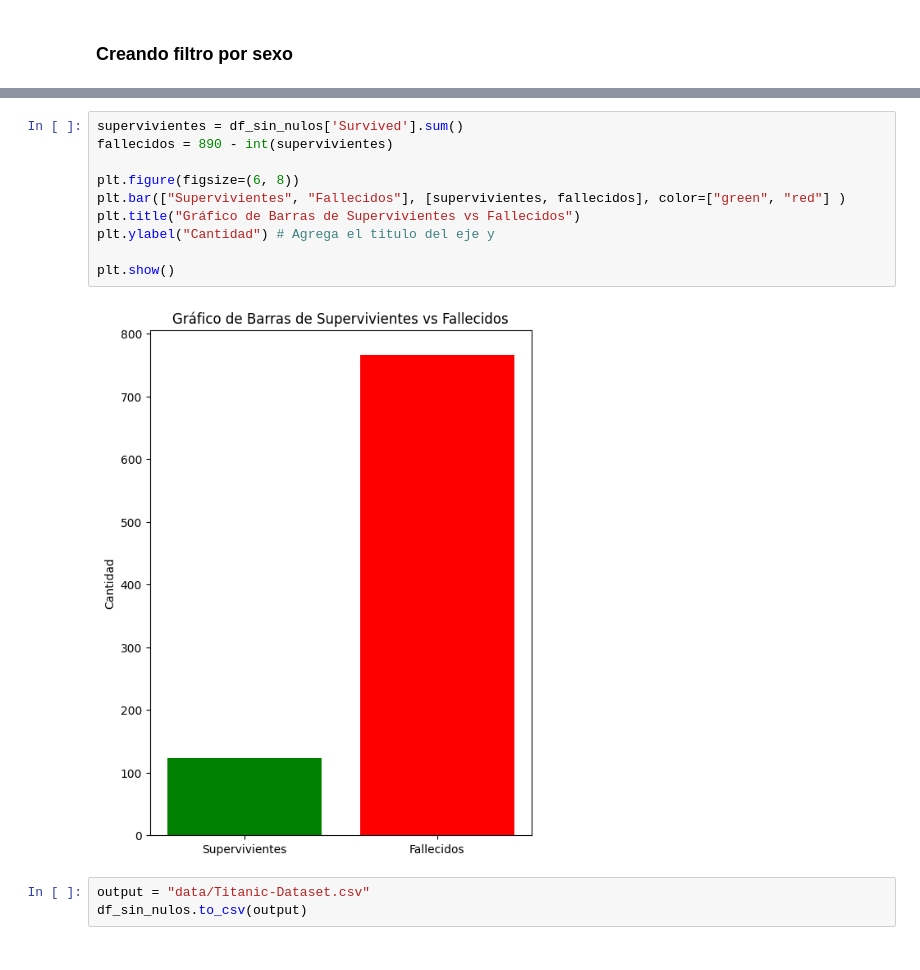
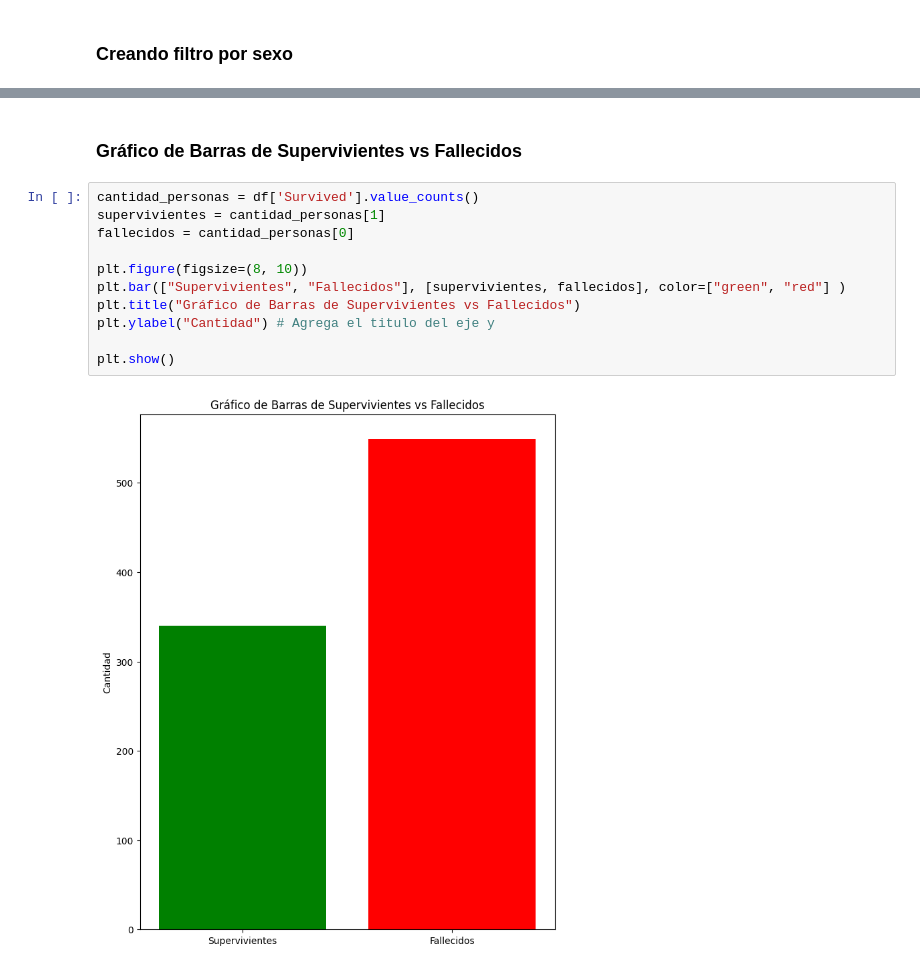
Before and after one commit to JoaquinMacias-676/repositorio-python, a Jupyter notebook: Jupyter-2025/reto_en_clase_4_itanic.ipynb, the cells around one changed output, grey strips where cells are left out. Cells and saved outputs as stored; diff of their text form.

Commit message:
Modificando gráfico de barras y creando gráfico de pastel

```diff
--- a/Jupyter-2025/reto_en_clase_4_itanic.ipynb
+++ b/Jupyter-2025/reto_en_clase_4_itanic.ipynb
@@ -197,15 +205,15 @@ sexo_female.head()
+# %% [markdown]
+### **Gráfico de Barras de Supervivientes vs Fallecidos**
 # %%
-supervivientes = df_sin_nulos['Survived'].sum()
-fallecidos = 890 - int(supervivientes)
+cantidad_personas = df['Survived'].value_counts()
+supervivientes = cantidad_personas[1]
+fallecidos = cantidad_personas[0]
 
-plt.figure(figsize=(6, 8))
+plt.figure(figsize=(8, 10))
 plt.bar(["Supervivientes", "Fallecidos"], [supervivientes, fallecidos], color=["green", "red"] )
 plt.title("Gráfico de Barras de Supervivientes vs Fallecidos")
 plt.ylabel("Cantidad") # Agrega el titulo del eje y
 
 plt.show()
 # %% [output]
-[figure, old version]
+[figure, new version]
-# %%
-output = "data/Titanic-Dataset.csv"
-df_sin_nulos.to_csv(output)
```
Also changed, not shown: parts of 18 cells of this notebook.
